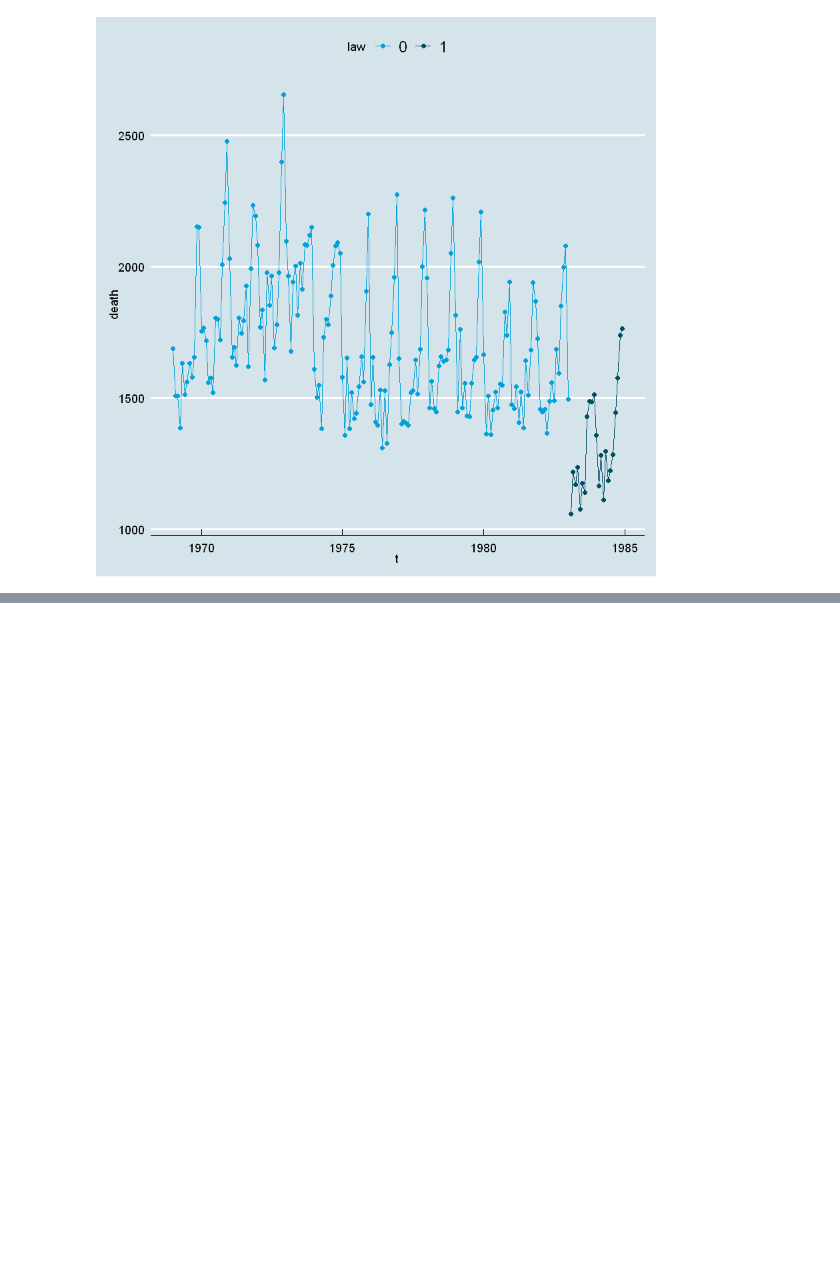
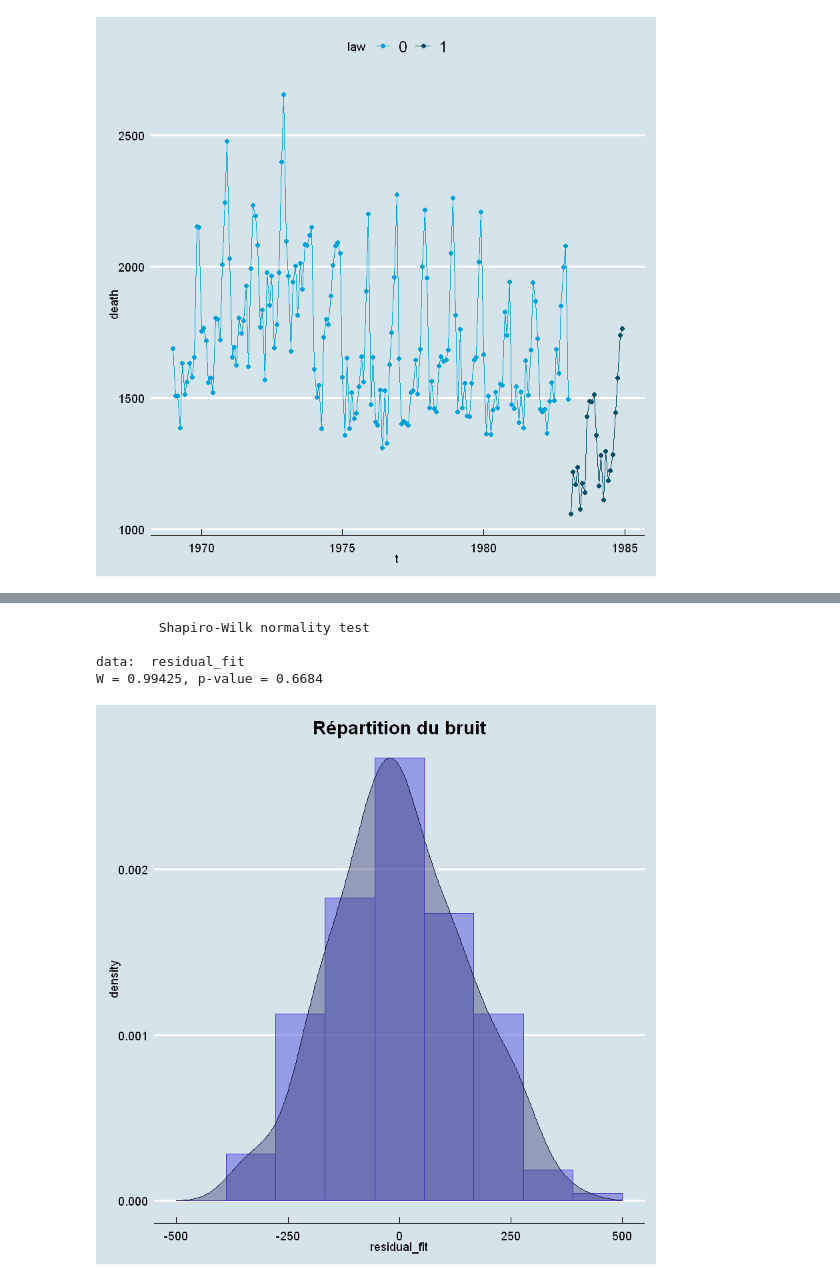
Before and after one commit to Lrakotoson/M_R, a Jupyter notebook: S2/Time Series/Projet/Loïc/UK.ipynb, the cells around one changed output, grey strips where cells are left out. Cells and saved outputs as stored; diff of their text form; code cells hidden in the pictures; blank space fills up the shorter version.

```diff
--- a/S2/Time Series/Projet/Loïc/UK.ipynb
+++ b/S2/Time Series/Projet/Loïc/UK.ipynb
@@ -192,0 +184,16 @@ ERROR: Error in eval(expr, envir, enclos): objet 'demand.values' introuvable
+# %%
+shapiro.test(residual_fit)
+# %% [output]
+        Shapiro-Wilk normality test
+
+data:  residual_fit
+W = 0.99425, p-value = 0.6684
+# %%
+tibble(residual_fit) %>%
+ggplot() + aes(x = residual_fit) +
+geom_histogram(aes(y=..density..), bins = 10, color = "#4834d4", fill = "#686de0", alpha = 0.6) +
+geom_density(color = "#130f40", fill = "#30336b", alpha = 0.4) +
+labs(title = "Répartition du bruit") + xlim(c(-500, 500)) + theme_economist() +
+theme(plot.title = element_text(hjust = 0.5))
+# %% [output]
+[figure, added]
```
Also changed, not shown: parts of 58 cells of this notebook, 1 other file.
